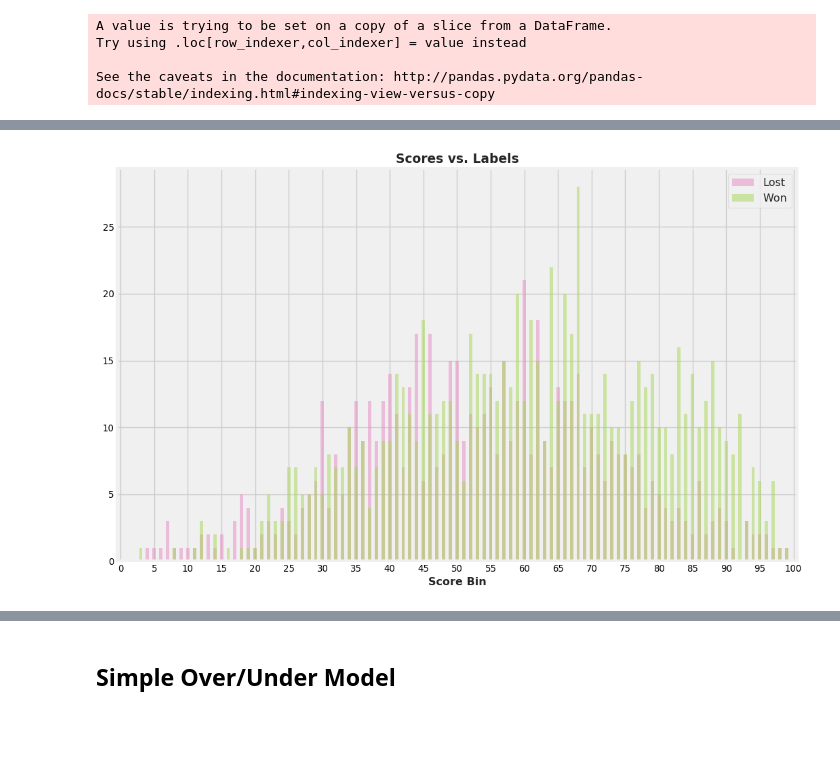
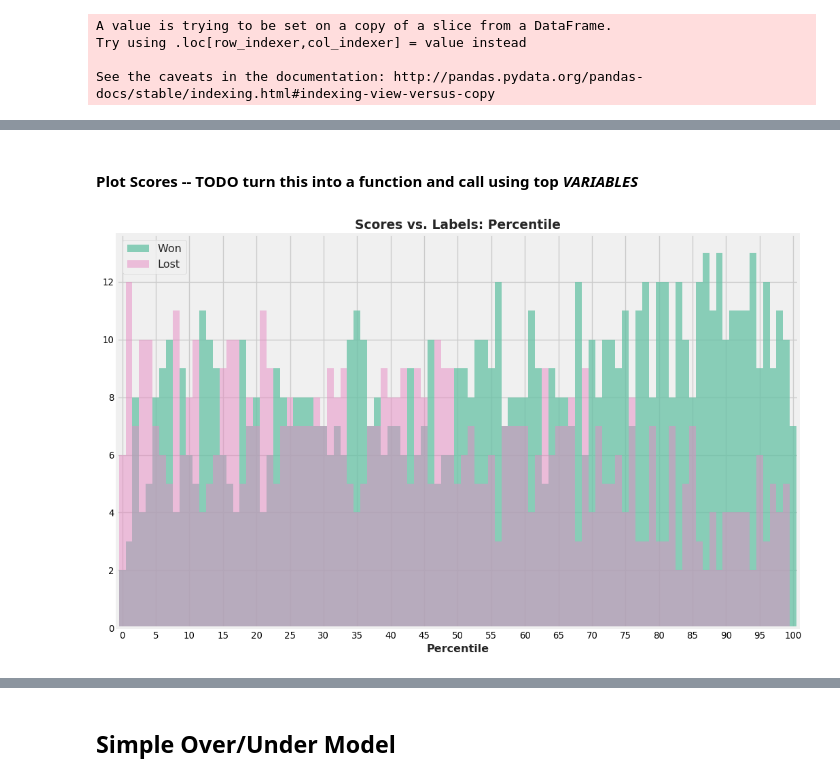
Before and after one commit to joshplotkin/modeling-football-outcomes-2019, a Jupyter notebook: public04_train_score_evaluate_scaffold.ipynb, the cells around one changed output, grey strips where cells are left out. Saved outputs shown, nothing was run; the diff lists cells and outputs as text; code cells hidden in the pictures; blank space fills up the shorter version.

```diff
--- a/public04_train_score_evaluate_scaffold.ipynb
+++ b/public04_train_score_evaluate_scaffold.ipynb
@@ -453,0 +417,8 @@ See the caveats in the documentation: http://pandas.pydata.org/pandas-docs/stabl
+# %%
+eval_df = scores_df[['score','label']]
+
+acc_curve = {}
+for i in np.arange(0,1.01,0.01):
+    eval_df['pred'] = (eval_df['score'] >= i).astype(int)
+    eval_df['correct'] = eval_df['pred'] == eval_df['label']
+    acc_curve[i] = eval_df['correct'].mean()
@@ -454,40 +464,55 @@ See the caveats in the documentation: http://pandas.pydata.org/pandas-docs/stabl
+# %% [markdown]
+#### Plot Scores -- TODO turn this into a function and call using top *VARIABLES*
 # %%
+## VARIABLES
 plot_bins = [100]
 label_map = {
     '0': 'Lost',
     '1': 'Won'
 }
+x_values = 'Percentile' # 'Score Bins' #
+##
 
 for nbins in plot_bins:
-    bin_col = 'Score Bin'
-    scores_df[bin_col] = scores_df['score'].apply(
-        lambda x: int(np.round(x*nbins, 0))
-    )
+    ## bin
+    if x_values == 'Score Bins':
+        scores_df[x_values] = scores_df['score'].apply(
+            lambda x: int(np.round(x*nbins, 0))
+        )
+        scores_to_plot = spark.createDataFrame(scores_df[[x_values,'label']])
+    elif x_values == 'Percentile':
+        scores_pct = scores_df[['score','label']].sort_values(by='score')
+        scores_pct['rk'] = np.arange(0, scores_pct.shape[0], 1)
+        scores_pct['rk'] /= float(scores_pct.shape[0])
+        scores_pct[x_values] = scores_pct['rk'].apply(
+            lambda x: int(np.round(x*nbins, 0))
+        )
+        scores_to_plot = spark.createDataFrame(scores_pct[[x_values,'label']])
 
     new_idx = np.arange(0, nbins+1, 1)
 
-    scores_to_plot = spark.createDataFrame(scores_df[[bin_col,'label']])\
-                          .groupby(bin_col)\
-                          .pivot('label')\
-                          .count()\
-                          .fillna(0)\
-                          .toPandas()\
-                          .rename(columns=label_map)\
-                          .set_index(bin_col)\
-                          .reindex(new_idx)\
-                          .fillna(0)\
-                          .sort_index()
+    scores_to_plot = scores_to_plot.groupby(x_values)\
+                                   .pivot('label')\
+                                   .count()\
+                                   .fillna(0)\
+                                   .toPandas()\
+                                   .rename(columns=label_map)\
+                                   .set_index(x_values)\
+                                   .reindex(new_idx)\
+                                   .fillna(0)\
+                                   .sort_index()
 
     ax = plt.figure().add_subplot(111)
-    scores_colors = (colors[3], colors[4], colors[5], colors[6])
-    for i, c in enumerate(scores_to_plot.columns):
+    scores_colors = (colors[0], colors[3], colors[5], colors[7])
+    for i, c in enumerate(scores_to_plot.columns.tolist()[::-1]):
         _ = scores_to_plot[c].plot(
-                kind='bar', rot=0, color=scores_colors[i], alpha = 0.5
+                kind='bar', rot=0, color=scores_colors[i], width=1,
+            alpha = 0.75 - 0.25*i,
             )
-        if c == scores_to_plot.columns[-1]:
-            _ = plt.title('Scores vs. Labels')
+        if c == scores_to_plot.columns[0]:
+            _ = plt.title('Scores vs. Labels: {}'.format(x_values))
             _ = plt.legend()
             a, b = plt.xticks()
             _ = plt.xticks(a[::5], b[::5])
 # %% [output]
-[figure, old version]
+[figure, new version]
```
Also changed, not shown: parts of 21 cells of this notebook.
